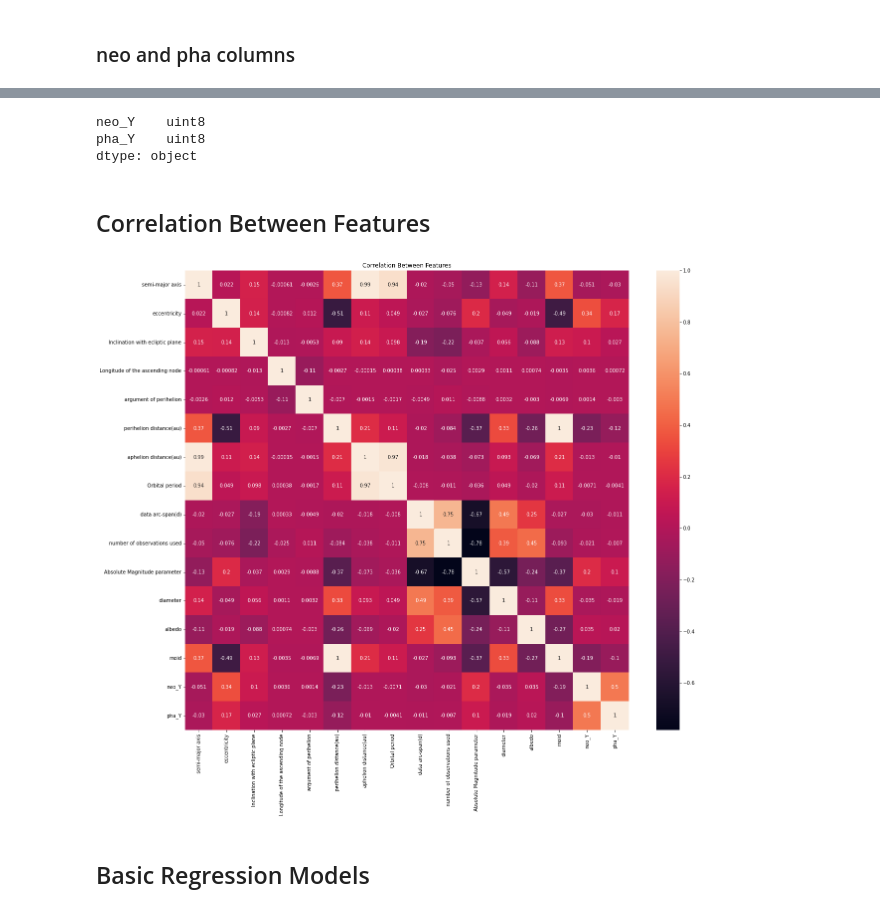
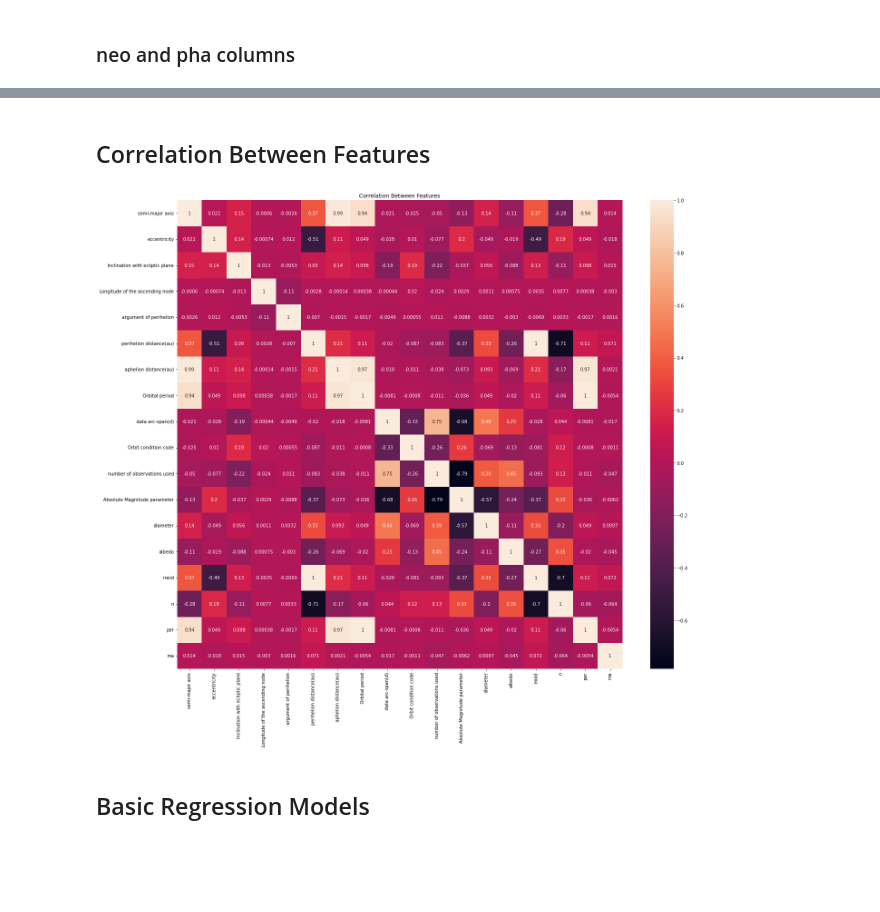
Before and after one commit to slash827/Data-Science-Workshop, a Jupyter notebook: Asteroid_notebook_new_version.ipynb, the cells around one changed output, grey strips where cells are left out. Saved outputs shown, nothing was run; the diff lists cells and outputs as text; code cells hidden in the pictures; blank space fills up the shorter version.

```diff
--- a/Asteroid_notebook_new_version.ipynb
+++ b/Asteroid_notebook_new_version.ipynb
@@ -15,7 +15,7 @@ warnings.filterwarnings("ignore")
 # %% [markdown]
 # Reading the Asteroid Dataset
 # %%
-df = pd.read_csv('Asteroid.csv',  on_bad_lines='skip')
+df = pd.read_csv('Asteroid_Updated.csv',  on_bad_lines='skip')
 # %%
 df.head()
 # %% [output]
@@ -46,6 +46,6 @@ readable_df = df.rename(columns={"a": "semi-major axis",
 # %% [markdown]
 Full name column is not useful for the model's prediction ability.
 # %%
-readable_df = readable_df.drop(['full_name'], axis=1)
+readable_df = readable_df.drop(['name'], axis=1)
 readable_df.head()
 # %% [output]
@@ -64,3 +64,15 @@ readable_df.shape
 # **Exploration (EDA) & Visualization**
 # %% [markdown]
 ## Handling missing values - dropping values
+# %%
+missing_values = readable_df.isnull().sum() / len(readable_df) * 100
+missing_values = missing_values[missing_values > 0]
+missing_values.sort_values(inplace=True)
+missing_values = missing_values.to_frame()
+missing_values.columns = ['Precntage of missing values']
+missing_values.index.names = ['Column Name']
+missing_values['Column Name'] = missing_values.index
+sns.set(style="whitegrid", color_codes=True)
+sns.barplot(x = 'Column Name', y = 'Precntage of missing values', data=missing_values).set_title('Precntage of missing values by column')
+plt.xticks(rotation = 90)
+plt.show()
@@ -177,6 +177,6 @@ Name: Orbit condition code, dtype: int64
 # %%
 def adjust_numeric_data_types(df):
-    return df.astype({'diameter': 'float64'})
+    return df.astype({'diameter': 'float64', 'Orbit condition code': 'float64'})
 # %% [markdown]
 We also change some of the data types of other columns.
 # %%
@@ -227,18 +214,12 @@ model_df.head()
-# %%
-model_df[["neo_Y", "pha_Y"]].dtypes
-# %% [output]
-neo_Y    uint8
-pha_Y    uint8
-dtype: object
 # %% [markdown]
 ## Correlation Between Features
 # %%
-plt.figure(figsize=(20,17))
-sns.heatmap(model_df.corr(method='pearson'),annot=True)
+plt.figure(figsize=(22, 19))
+sns.heatmap(cleaned_df.corr(method='pearson'),annot=True)
 plt.title("Correlation Between Features")
 plt.show()
 # %% [output]
-[figure, old version]
+[figure, new version]
 # %%
 from sklearn.model_selection import train_test_split
 from sklearn.metrics import mean_squared_error
```
Also changed, not shown: parts of 26 cells of this notebook.
